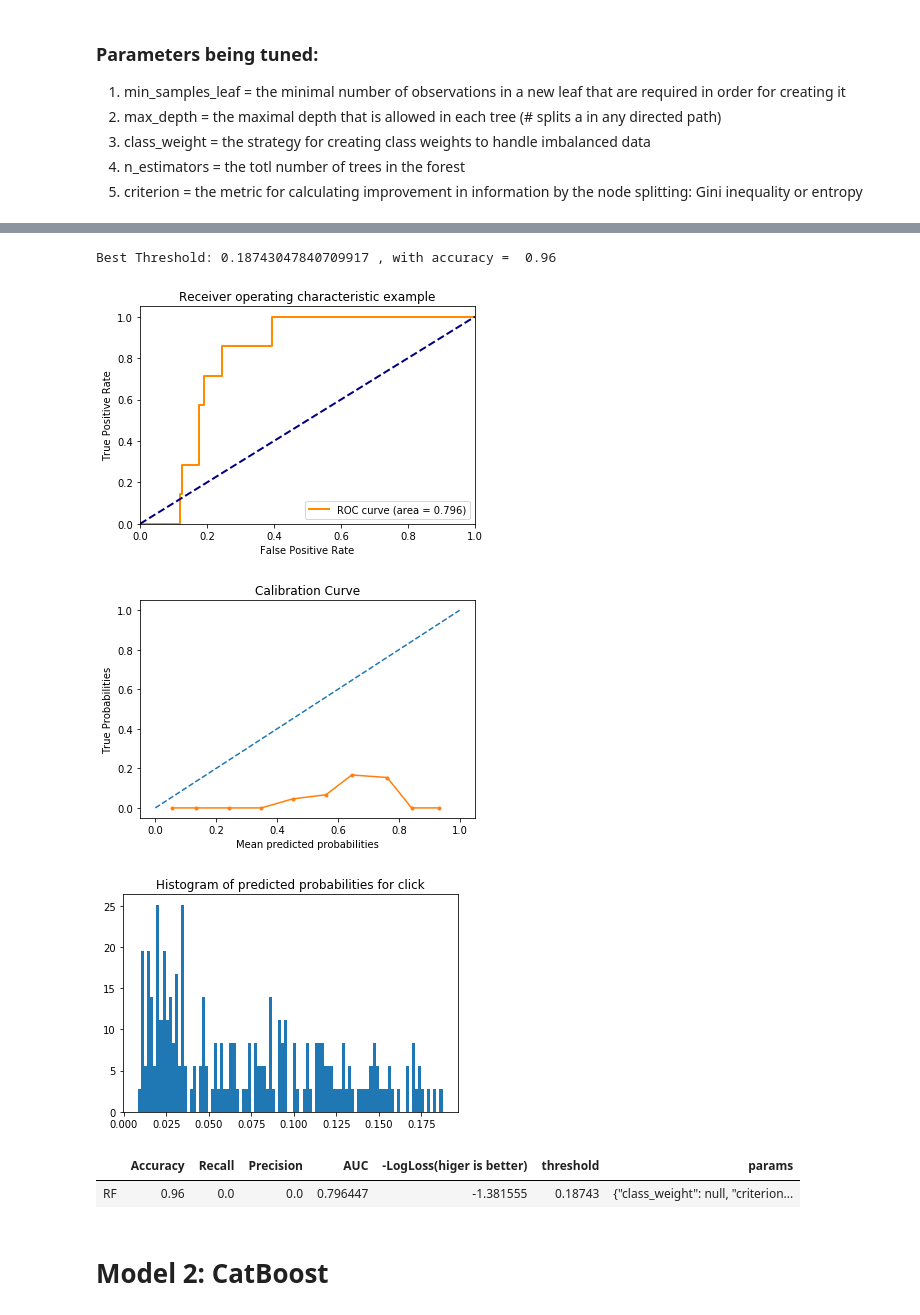
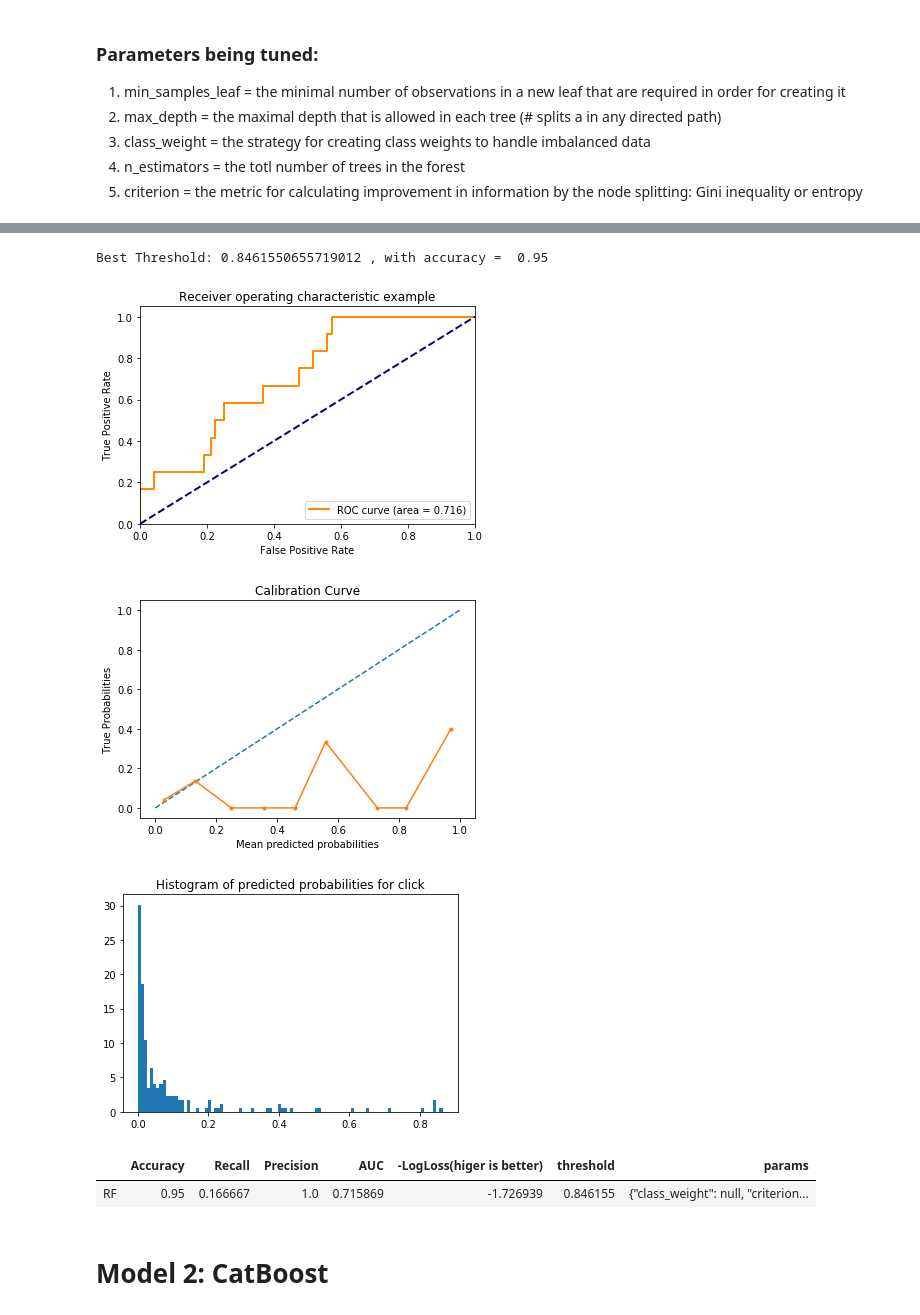
Before and after one commit to ayeletdabush/datascience, a Jupyter notebook: click_pred_modeling.ipynb, the cells around one changed output, grey strips where cells are left out. Cells and saved outputs as stored; diff of their text form; code cells hidden in the pictures.

```diff
--- a/click_pred_modeling.ipynb
+++ b/click_pred_modeling.ipynb
@@ -36,10 +36,10 @@ pylab import has clobbered these variables: ['datetime']
 # %% [markdown]
 # Running parameters
 # %%
-SAMPLE = 2000
-USE_SMOTE = False
-CALC_PARAMS = False
-dev_mode = True
+SAMPLE = 2000 # minimum 2000
+USE_SMOTE = True
+CALC_PARAMS = True
+dev_mode = False
 config_file = "configuration_01_15_2022__08_18_sample_1000000.csv"
 # %%
 columns_cum =['app_cat','manufacturer','device_model','device_version','user_isp']
@@ -178,6 +182,8 @@ X_train = train_df[features]
 y_train = train_df['clicked']
 X_val = dev_val[features]
 y_val = dev_val['clicked']
+X_test = dev_test[features]
+y_test = dev_test['clicked']
 # %%
 def get_config(model):
     d = configs.loc[model].params
@@ -275,7 +278,7 @@ def find_best_params_random_forest(grid, X_train, y_train, X_val, y_val):
 def evaulate_pipeline(pipe, X, y, params):
     y_hat = pipe.predict_proba(X)[:,1]
     assert y.shape ==  y_hat.shape
-    best_accuracy, best_threshold = find_threshold_by_accuracy(y_val, y_hat, plot=False)
+    best_accuracy, best_threshold = find_threshold_by_accuracy(y, y_hat, plot=False)
 
     y_pred = (y_hat >= best_threshold).astype(int)
 
@@ -326,6 +329,7 @@ def make_rf_pipe_line(calibration = None, params = None , target_encoding = True
 5. criterion        = the metric for calculating improvement in information by the node splitting: Gini inequality or entropy
 # %%
 # this is a long step, was executed and saved previously
+print (datetime.datetime.now())
 
 if CALC_PARAMS:
 
@@ -340,7 +344,7 @@ if CALC_PARAMS:
     else:
         rf_params_grid ={'min_samples_leaf': [50, 100, 500],
                          'max_depth': [3,5] ,
-                         'class_weight' : ['balanced', None],
+                         'class_weight' : [None] if USE_SMOTE else ['balanced', None]  ,
                          'n_estimators': [100, 200],
                          'criterion': ["gini"]
 
@@ -349,4 +353,5 @@ if CALC_PARAMS:
 else:
     get_config
     best_rf_params = get_config('RF')
+print (datetime.datetime.now())
 # %% [output]
@@ -357,15 +378,15 @@ rf_pipe = make_rf_pipe_line(calibration = 'sigmoid' if USE_SMOTE else None,
                             params = best_rf_params,
                             target_encoding = (USE_SMOTE==False))
 # %%
-rf_results = evaulate_pipeline(rf_pipe, X_val, y_val,best_rf_params)
+rf_results = evaulate_pipeline(rf_pipe, X_test, y_test, best_rf_params)
 rf_df = pd.DataFrame(rf_results, index= ['RF'])
 rf_df
 # %% [output]
-Best Threshold: 0.18743047840709917 , with accuracy =  0.96
+Best Threshold: 0.8461550655719012 , with accuracy =  0.95
-[figure, old version]
+[figure, new version]
-[figure, old version]
+[figure, new version]
-[figure, old version]
+[figure, new version]
 |  | Accuracy | Recall | Precision | AUC | -LogLoss(higer is better) | threshold | params |
-| RF | 0.96 | 0.0 | 0.0 | 0.796447 | -1.381555 | 0.18743 | {"class_weight": null, "criterion... |
+| RF | 0.95 | 0.166667 | 1.0 | 0.715869 | -1.726939 | 0.846155 | {"class_weight": null, "criterion... |
 # %% [markdown]
 # Model 2: CatBoost
```
Also changed, not shown: parts of 31 cells of this notebook.
